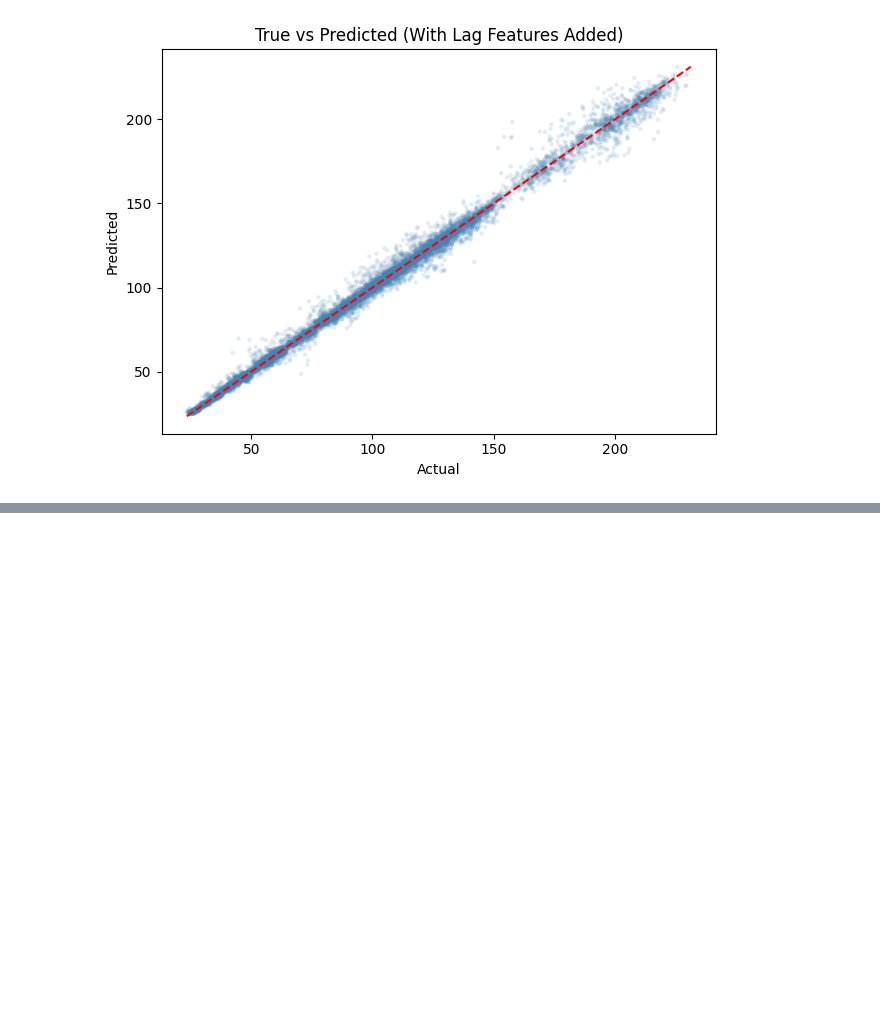
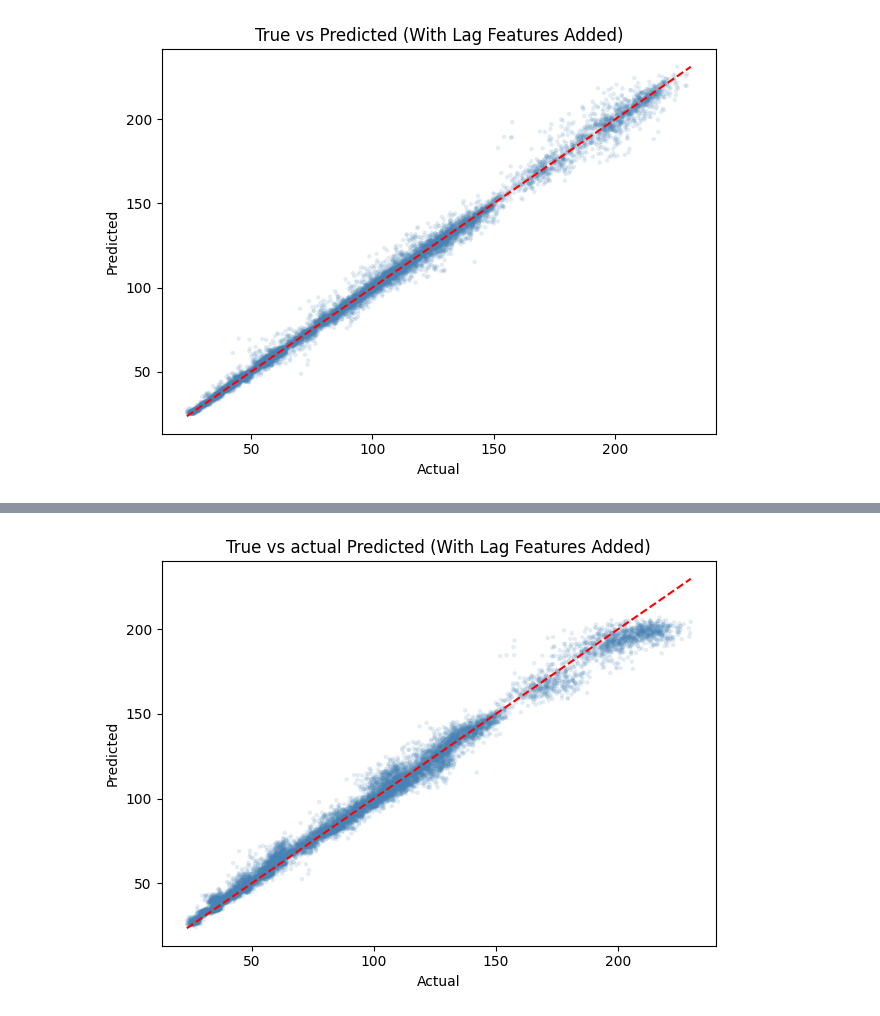
Before and after one commit to dsagher/CSE_881_Final_Project, a Jupyter notebook: combined_notebook.ipynb, the cells around one changed output, grey strips where cells are left out. Saved outputs shown, nothing was run; the diff lists cells and outputs as text; code cells hidden in the pictures; blank space fills up the shorter version.

```diff
--- a/combined_notebook.ipynb
+++ b/combined_notebook.ipynb
@@ -703,0 +759,16 @@ plt.show()
+# %%
+predictions = lgb_mod.predict(X_test)
+plt.scatter(y_test, predictions, alpha=0.15, s=10, color='steelblue', edgecolors='none')
+
+lo = min(y_test.min(), predictions.min())
+hi = max(y_test.max(), predictions.max())
+plt.plot([lo, hi], [lo, hi], 'r--', linewidth=1.5)
+
+plt.title("True vs actual Predicted (With Lag Features Added)")
+plt.xlabel('Actual')
+plt.ylabel('Predicted')
+
+plt.tight_layout()
+plt.show()
+# %% [output]
+[figure, added]
```
Also changed, not shown: parts of 5 cells of this notebook.
